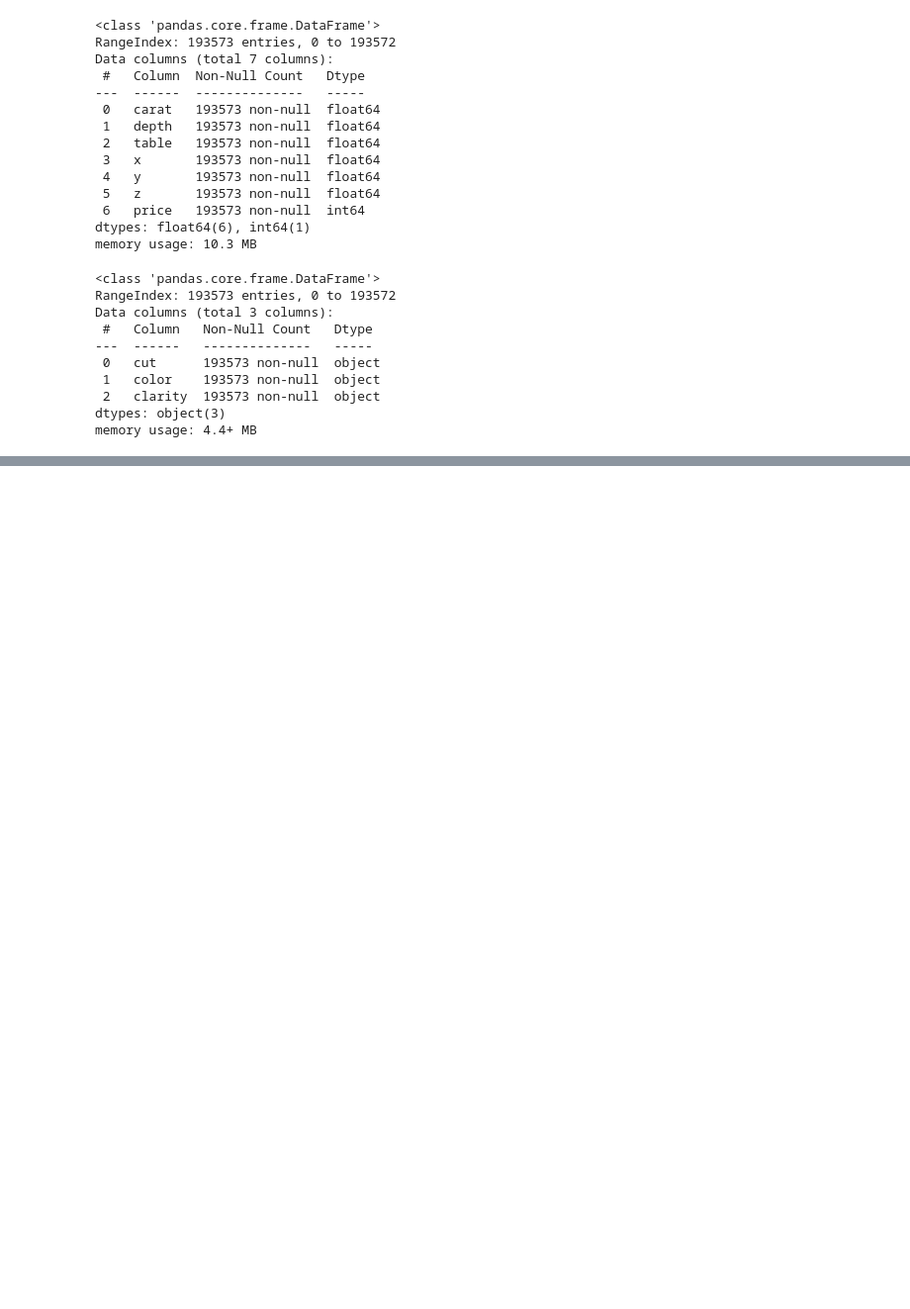
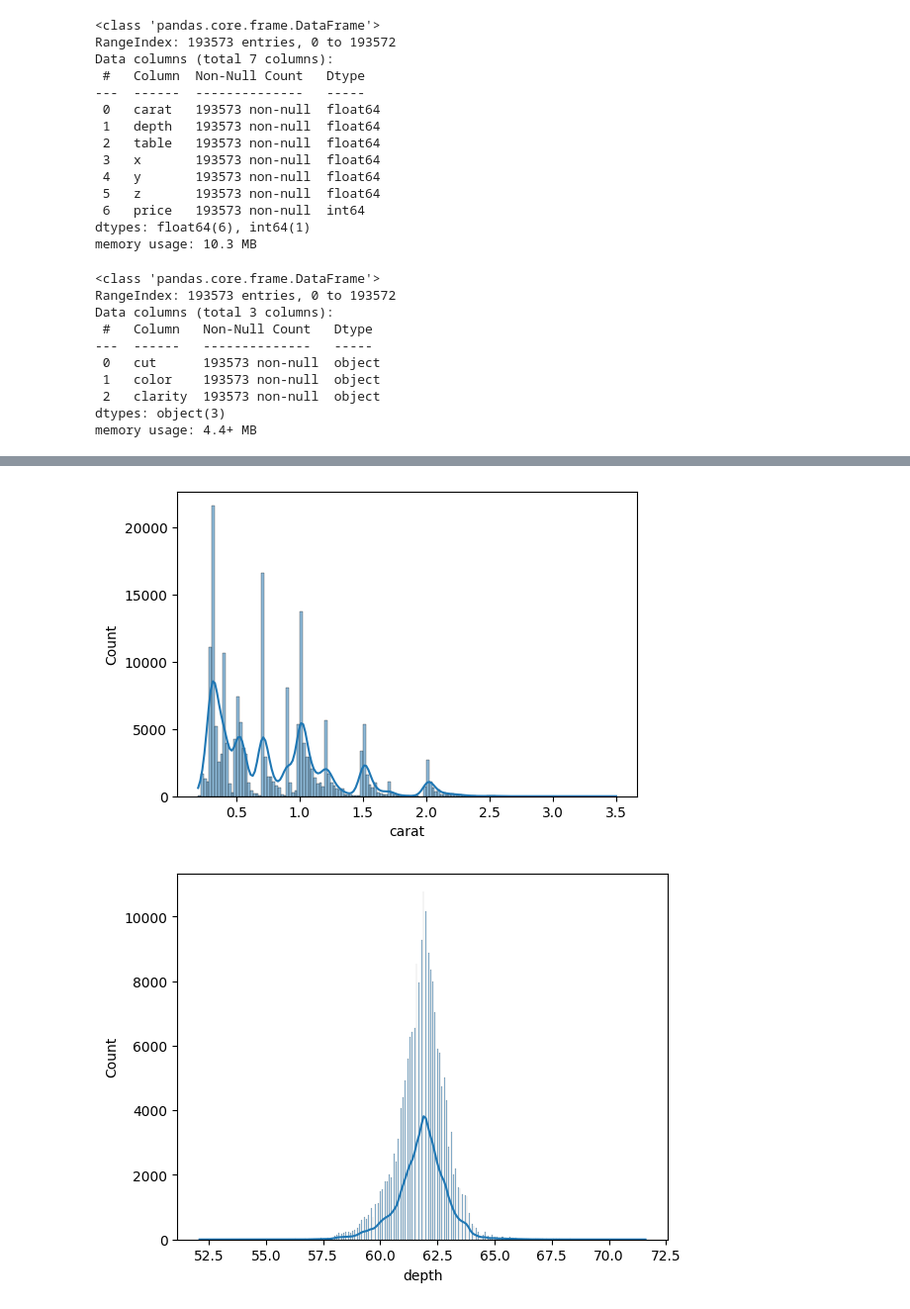
Before and after one commit to Hafsaimranazlan/ineuronMlopstest, a Jupyter notebook: notebooks/experiments.ipynb, the cells around one changed output, grey strips where cells are left out. Shown at 99% size. Saved outputs shown, nothing was run; the diff lists cells and outputs as text; code cells hidden in the pictures; blank space fills up the shorter version.

```diff
--- a/notebooks/experiments.ipynb
+++ b/notebooks/experiments.ipynb
@@ -176,0 +189,5 @@ memory usage: 4.4+ MB
+# %%
+for col in cat_col:
+    print(gms[col].value_counts())
+    print(f"Total count : {gms[col].nunique()}")
+    print("=======================")
@@ -176,0 +231,10 @@ memory usage: 4.4+ MB
+# %%
+plt.figure(figsize=(6,4))
+
+for col in num_col:
+    sns.histplot(data=gms,x=col,kde=True)
+    print("\n")
+    plt.show()
+# %% [output]
+[figure, added]
+[figure, added]
```
Also changed, not shown: parts of 31 cells of this notebook, 12 other files.
